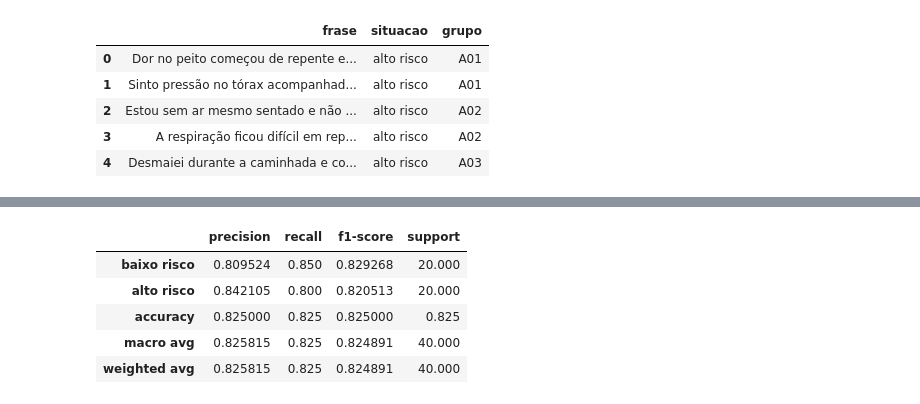
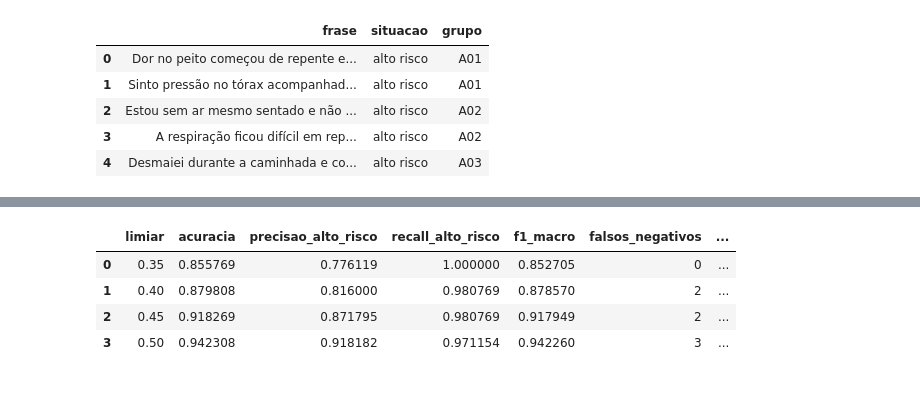
Before and after one commit to marcus-vlgarcia/cardioia-fase1, a Jupyter notebook: fase2/notebooks/classificador_risco.ipynb, the cells around one changed output, grey strips where cells are left out. Saved outputs shown, nothing was run; the diff lists cells and outputs as text; code cells hidden in the pictures.

```diff
--- a/fase2/notebooks/classificador_risco.ipynb
+++ b/fase2/notebooks/classificador_risco.ipynb
@@ -97,7 +99,7 @@ Para comparar a revisão com a versão anterior no mesmo teste novo, também tre
 # %%
 def criar_modelo():
     return Pipeline([
-        ("tfidf", TfidfVectorizer(strip_accents="unicode", lowercase=True, ngram_range=(1, 2))),
+        ("tfidf", TfidfVectorizer(preprocessor=preparar_texto, lowercase=False, ngram_range=(1, 2))),
         ("classificador", LogisticRegression(max_iter=1000, random_state=SEED))
     ])
 
@@ -115,9 +117,6 @@ i = busca.best_index_
 cv_resultados = {"test_" + metrica: np.array([busca.cv_results_[f"split{k}_test_{metrica}"][i] for k in range(4)])
                  for metrica in ("acuracia", "f1_macro")}
 print("Configuração selecionada:", busca.best_params_)
-originais = treino[treino.grupo.str[1:].astype(int) <= 20]
-assert len(originais) == 64
-modelo_anterior = criar_modelo().fit(originais.frase, originais.situacao)
 print("Vocabulário do treino ampliado:", len(modelo.named_steps["tfidf"].vocabulary_))
 # %% [output]
 |  | params | mean_test_acuracia | mean_test_f1_macro | std_test_f1_macro |
@@ -136,59 +135,30 @@ O teste tem 20 cenários independentes, com duas paráfrases cada. Um erro alter
 # %%
-predicoes = modelo.predict(teste.frase)
-dummy = DummyClassifier(strategy="most_frequent").fit(treino[["palavras"]], treino.situacao)
-baseline = accuracy_score(teste.situacao, dummy.predict(teste[["palavras"]]))
-relatorio = classification_report(teste.situacao, predicoes, labels=CLASSES,
-                                  output_dict=True, zero_division=0)
-display(pd.DataFrame(relatorio).T)
-print("Acurácia do baseline:", baseline)
-matriz = confusion_matrix(teste.situacao, predicoes, labels=CLASSES)
-ConfusionMatrixDisplay(matriz, display_labels=CLASSES).plot(cmap="Blues")
-plt.title("Teste reservado — frases simuladas")
-plt.xlabel("Classe prevista")
-plt.ylabel("Classe esperada")
-plt.tight_layout()
-plt.savefig(SAIDA / "matriz_confusao.png", dpi=160)
-plt.show()
-resultados = teste[["frase", "situacao", "grupo"]].copy()
-resultados["predicao"] = predicoes
-resultados["acerto"] = resultados.situacao == resultados.predicao
-resultados.to_csv(SAIDA / "predicoes_teste.csv", index=False)
-display(resultados)
-print("Erros a examinar:")
-display(resultados[~resultados.acerto])
-metricas = {"seed": SEED, "n_treino": len(treino), "n_teste": len(teste),
-            "grupos_treino": treino.grupo.nunique(), "grupos_teste": teste.grupo.nunique(),
-            "baseline_acuracia": baseline, "relatorio": relatorio,
-            "matriz_confusao": matriz.tolist(),
-            "cv_acuracia": cv_resultados["test_acuracia"].tolist(),
-            "cv_f1_macro": cv_resultados["test_f1_macro"].tolist(),
-            "sha256_dataset": hashlib.sha256((RAIZ / "fase2/data/frases_risco.csv").read_bytes()).hexdigest(),
-            "python": platform.python_version(), "sklearn": sklearn.__version__,
-            "numpy": np.__version__, "pandas": pd.__version__}
-(SAIDA / "metricas.json").write_text(json.dumps(metricas, ensure_ascii=False, indent=2), encoding="utf-8")
-comparacao = []
-for nome, estimador in [("original_64_treino", modelo_anterior), ("revisado_184_treino", modelo)]:
-    previsto = estimador.predict(teste.frase)
-    r = classification_report(teste.situacao, previsto, output_dict=True, zero_division=0)
-    m = confusion_matrix(teste.situacao, previsto, labels=CLASSES)
-    comparacao.append({"modelo": nome, "acuracia": r["accuracy"],
-        "recall_alto_risco": r["alto risco"]["recall"], "f1_macro": r["macro avg"]["f1-score"],
-        "falsos_negativos": int(m[1, 0]), "falsos_positivos": int(m[0, 1])})
-display(pd.DataFrame(comparacao))
-pd.DataFrame(comparacao).to_csv(SAIDA / "comparacao_modelos.csv", index=False)
-regressao = regressao.copy()
-regressao["predicao"] = modelo.predict(regressao.frase)
-regressao["acerto"] = regressao.situacao == regressao.predicao
-regressao.to_csv(SAIDA / "predicoes_regressao.csv", index=False)
-metricas.update({"n_regressao": len(regressao), "melhores_parametros": busca.best_params_,
-    "comparacao_mesmo_teste": comparacao,
-    "regressao_acuracia": float(regressao.acerto.mean()),
-    "sha256_particoes": hashlib.sha256((RAIZ / "fase2/data/particoes.csv").read_bytes()).hexdigest()})
-(SAIDA / "metricas.json").write_text(json.dumps(metricas, ensure_ascii=False, indent=2), encoding="utf-8")
+probabilidades_oof = cross_val_predict(clone(modelo), treino.frase, treino.situacao,
+    groups=treino.grupo, cv=cv, method="predict_proba")[:, list(modelo.classes_).index("alto risco")]
+linhas_limiar = []
+for corte in (0.35, 0.40, 0.45, 0.50):
+    previsto = np.where(probabilidades_oof >= corte, "alto risco", "baixo risco")
+    matriz_limiar = confusion_matrix(treino.situacao, previsto, labels=CLASSES)
+    linhas_limiar.append({"limiar": corte,
+        "acuracia": accuracy_score(treino.situacao, previsto),
+        "precisao_alto_risco": precision_score(treino.situacao, previsto, pos_label="alto risco", zero_division=0),
+        "recall_alto_risco": recall_score(treino.situacao, previsto, pos_label="alto risco", zero_division=0),
+        "f1_macro": f1_score(treino.situacao, previsto, average="macro", zero_division=0),
+        "falsos_negativos": int(matriz_limiar[1, 0]),
+        "falsos_positivos": int(matriz_limiar[0, 1])})
+tabela_limiares = pd.DataFrame(linhas_limiar)
+elegiveis = tabela_limiares[tabela_limiares.precisao_alto_risco >= 0.75]
+limiar = float(elegiveis.sort_values(["recall_alto_risco", "f1_macro", "limiar"], ascending=[False, False, True]).iloc[0].limiar)
+display(tabela_limiares)
+print("Limiar selecionado no treino:", limiar)
+tabela_limiares.to_csv(SAIDA / "comparacao_limiares.csv", index=False)
+
+def prever_com_limiar(estimator, frases, corte=limiar):
+    probabilidades = estimator.predict_proba(frases)[:, list(estimator.classes_).index("alto risco")]
+    return np.where(probabilidades >= corte, "alto risco", "baixo risco"), probabilidades
 # %% [output]
-|  | precision | recall | f1-score | support |
-| baixo risco | 0.809524 | 0.850 | 0.829268 | 20.000 |
-| alto risco | 0.842105 | 0.800 | 0.820513 | 20.000 |
-| accuracy | 0.825000 | 0.825 | 0.825000 | 0.825 |
-| macro avg | 0.825815 | 0.825 | 0.824891 | 40.000 |
-| weighted avg | 0.825815 | 0.825 | 0.824891 | 40.000 |
+|  | limiar | acuracia | precisao_alto_risco | recall_alto_risco | f1_macro | falsos_negativos | ... |
+| 0 | 0.35 | 0.855769 | 0.776119 | 1.000000 | 0.852705 | 0 | ... |
+| 1 | 0.40 | 0.879808 | 0.816000 | 0.980769 | 0.878570 | 2 | ... |
+| 2 | 0.45 | 0.918269 | 0.871795 | 0.980769 | 0.917949 | 2 | ... |
+| 3 | 0.50 | 0.942308 | 0.918182 | 0.971154 | 0.942260 | 3 | ... |
```
Also changed, not shown: parts of 16 cells of this notebook, 19 other files.
